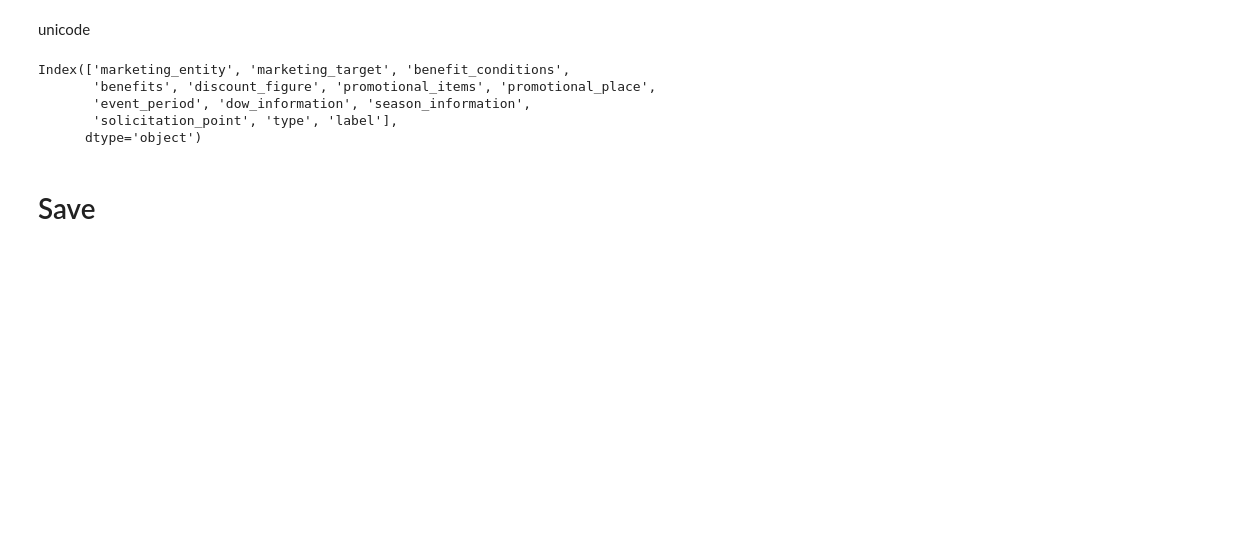
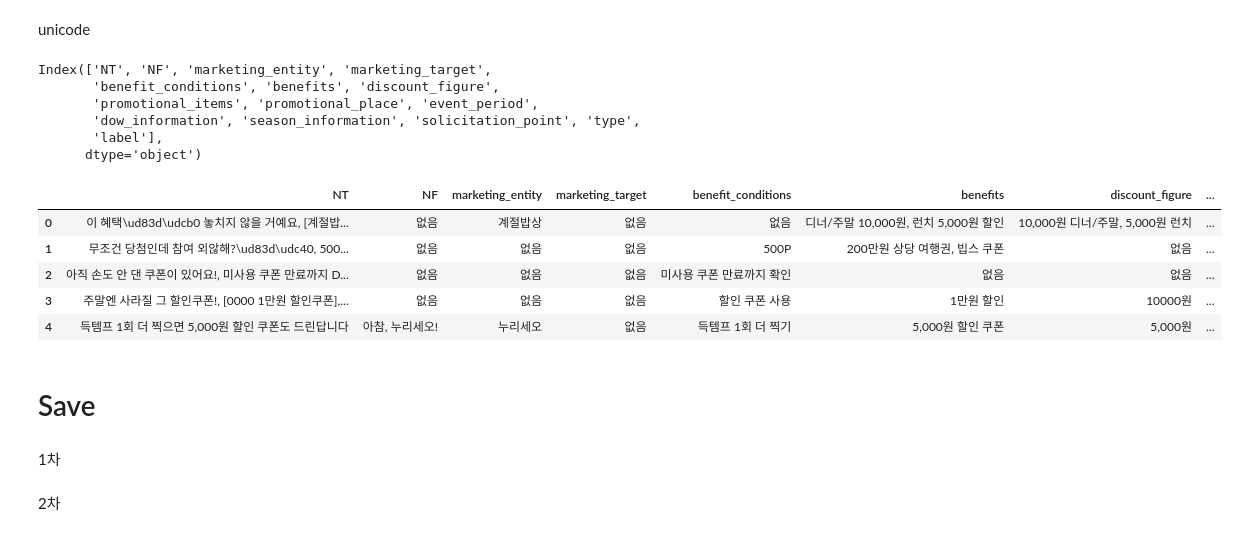
Before and after one commit to textnetkr/Advertising_By_Personality, a Jupyter notebook: src/business_model/keyword_extraction/after_treatment.ipynb, the cells around one changed output. Drawn from its saved outputs; the diff is of its cells as text; code cells hidden in the pictures; blank space fills up the shorter version.

```diff
--- a/src/business_model/keyword_extraction/after_treatment.ipynb
+++ b/src/business_model/keyword_extraction/after_treatment.ipynb
@@ -31,7 +31,7 @@ from tqdm import tqdm
 from pshmodule.utils import filemanager as fm
 # %%
 import json
-with open("drive/MyDrive/Advertising_By_Personality/data/gpt/ext_gpt_nt.json", "r", encoding="utf-8") as f:
+with open("drive/MyDrive/Advertising_By_Personality/data/gpt/ext_gpt_nt2.json", "r", encoding="utf-8") as f:
     data = json.load(f)
 # %%
 df_nt = pd.DataFrame(data)
@@ -41,7 +41,7 @@ df_nt.shape
 (1000, 13)
 # %%
 data = []
-with open("drive/MyDrive/Advertising_By_Personality/data/gpt/ext_gpt_nf.json", 'r', encoding='utf-8') as f:
+with open("drive/MyDrive/Advertising_By_Personality/data/gpt/ext_gpt_nf2.json", 'r', encoding='utf-8') as f:
     for line in f:
         data.append(json.loads(line.rstrip('\n|\r')))
 df_nf = pd.DataFrame(data)
@@ -167,6 +178,6 @@ file load
 # %%
 data = []
-with open("drive/MyDrive/Advertising_By_Personality/data/train_ntnf.json", 'r', encoding='utf-8') as f:
+with open("drive/MyDrive/Advertising_By_Personality/data/gpt/ext_gpt_mbti.json", 'r', encoding='utf-8') as f:
     for line in f:
         data.append(json.loads(line.rstrip('\n|\r')))
 df = pd.DataFrame(data)
@@ -179,12 +191,15 @@ nlp = p.Nlp()
 # %%
 df.columns
 # %% [output]
-Index(['marketing_entity', 'marketing_target', 'benefit_conditions',
-       'benefits', 'discount_figure', 'promotional_items', 'promotional_place',
-       'event_period', 'dow_information', 'season_information',
-       'solicitation_point', 'type', 'label'],
+Index(['NT', 'NF', 'marketing_entity', 'marketing_target',
+       'benefit_conditions', 'benefits', 'discount_figure',
+       'promotional_items', 'promotional_place', 'event_period',
+       'dow_information', 'season_information', 'solicitation_point', 'type',
+       'label'],
       dtype='object')
 # %%
+df['NT'] = df.NT.swifter.apply(lambda x: nlp.convert_to_other_unicode(x))
+df['NF'] = df.NF.swifter.apply(lambda x: nlp.convert_to_other_unicode(x))
 df['marketing_entity'] = df.marketing_entity.swifter.apply(lambda x: nlp.convert_to_other_unicode(x))
 df['marketing_target'] = df.marketing_target.swifter.apply(lambda x: nlp.convert_to_other_unicode(x))
 df['benefit_conditions'] = df.benefit_conditions.swifter.apply(lambda x: nlp.convert_to_other_unicode(x))
@@ -197,5 +212,16 @@ df['dow_information'] = df.dow_information.swifter.apply(lambda x: nlp.convert_t
 df['season_information'] = df.season_information.swifter.apply(lambda x: nlp.convert_to_other_unicode(x))
 df['solicitation_point'] = df.solicitation_point.swifter.apply(lambda x: nlp.convert_to_other_unicode(x))
 df['label'] = df.label.swifter.apply(lambda x: nlp.convert_to_other_unicode(x))
+# %%
+df.head()
+# %% [output]
+|  | NT | NF | marketing_entity | marketing_target | benefit_conditions | benefits | discount_figure | ... |
+| 0 | 이 혜택\ud83d\udcb0 놓치지 않을 거예요, [계절밥... | 없음 | 계절밥상 | 없음 | 없음 | 디너/주말 10,000원, 런치 5,000원 할인 | 10,000원 디너/주말, 5,000원 런치 | ... |
+| 1 | 무조건 당첨인데 참여 외않해?\ud83d\udc40, 500... | 없음 | 없음 | 없음 | 500P | 200만원 상당 여행권, 빕스 쿠폰 | 없음 | ... |
+| 2 | 아직 손도 안 댄 쿠폰이 있어요!, 미사용 쿠폰 만료까지 D... | 없음 | 없음 | 없음 | 미사용 쿠폰 만료까지 확인 | 없음 | 없음 | ... |
+| 3 | 주말엔 사라질 그 할인쿠폰!, [0000 1만원 할인쿠폰],... | 없음 | 없음 | 없음 | 할인 쿠폰 사용 | 1만원 할인 | 10000원 | ... |
+| 4 | 득템프 1회 더 찍으면 5,000원 할인 쿠폰도 드린답니다 | 아참, 누리세오! | 누리세오 | 없음 | 득템프 1회 더 찍기 | 5,000원 할인 쿠폰 | 5,000원 | ... |
 # %% [markdown]
 # Save
+# %% [markdown]
+1차
@@ -201,0 +234,2 @@ df['label'] = df.label.swifter.apply(lambda x: nlp.convert_to_other_unicode(x))
+# %% [markdown]
+2차
```
Also changed, not shown: parts of 8 cells of this notebook, 11 other files.
